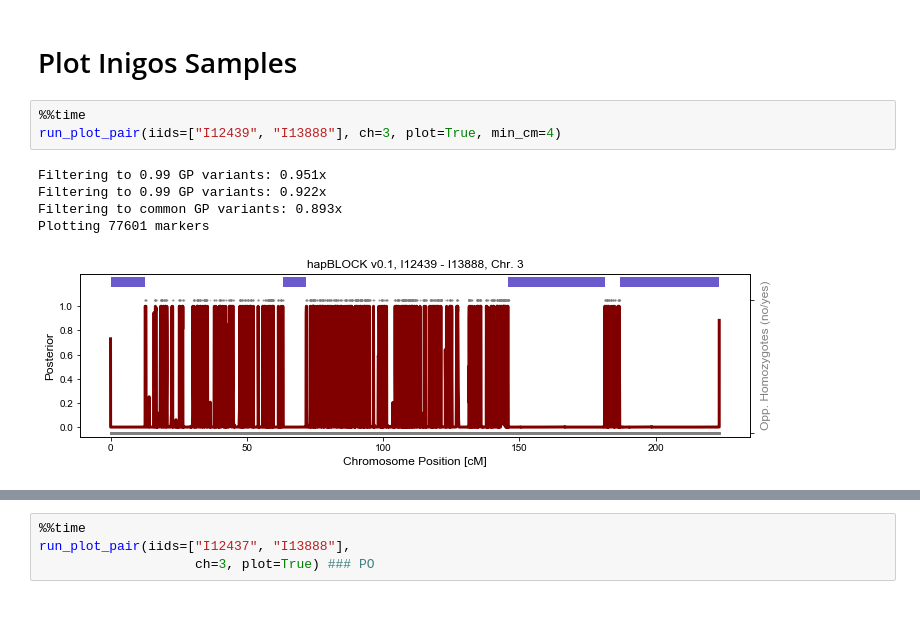
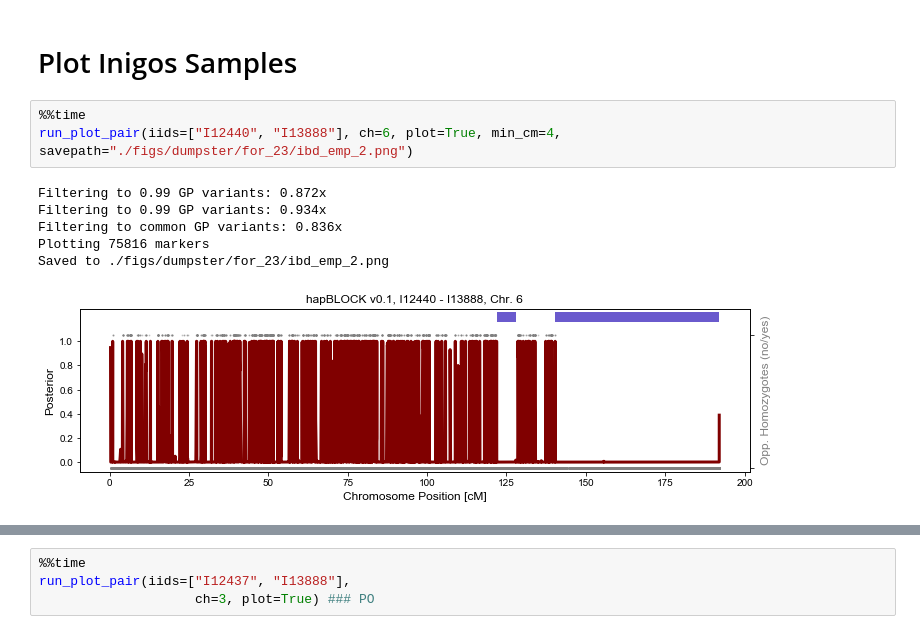
Before and after one commit to hringbauer/ancIBD, a Jupyter notebook: notebook/detect_snp_rel/ibd_analysis/run_pair_IBD.ipynb, the cells around one changed output, grey strips where cells are left out. Saved outputs shown, nothing was run; the diff lists cells and outputs as text.

```diff
--- a/notebook/detect_snp_rel/ibd_analysis/run_pair_IBD.ipynb
+++ b/notebook/detect_snp_rel/ibd_analysis/run_pair_IBD.ipynb
@@ -148,10 +148,11 @@ Wall time: 1.51 s
 # Plot Inigos Samples
 # %%
 %%time
-run_plot_pair(iids=["I12439", "I13888"], ch=3, plot=True, min_cm=4)
+run_plot_pair(iids=["I12440", "I13888"], ch=6, plot=True, min_cm=4, savepath="./figs/dumpster/for_23/ibd_emp_2.png")
 # %% [output]
-Filtering to 0.99 GP variants: 0.951x
-Filtering to 0.99 GP variants: 0.922x
-Filtering to common GP variants: 0.893x
-Plotting 77601 markers
+Filtering to 0.99 GP variants: 0.872x
+Filtering to 0.99 GP variants: 0.934x
+Filtering to common GP variants: 0.836x
+Plotting 75816 markers
+Saved to ./figs/dumpster/for_23/ibd_emp_2.png
-[figure, old version]
+[figure, new version]
```
Also changed, not shown: parts of 5 cells of this notebook, 8 other files.
